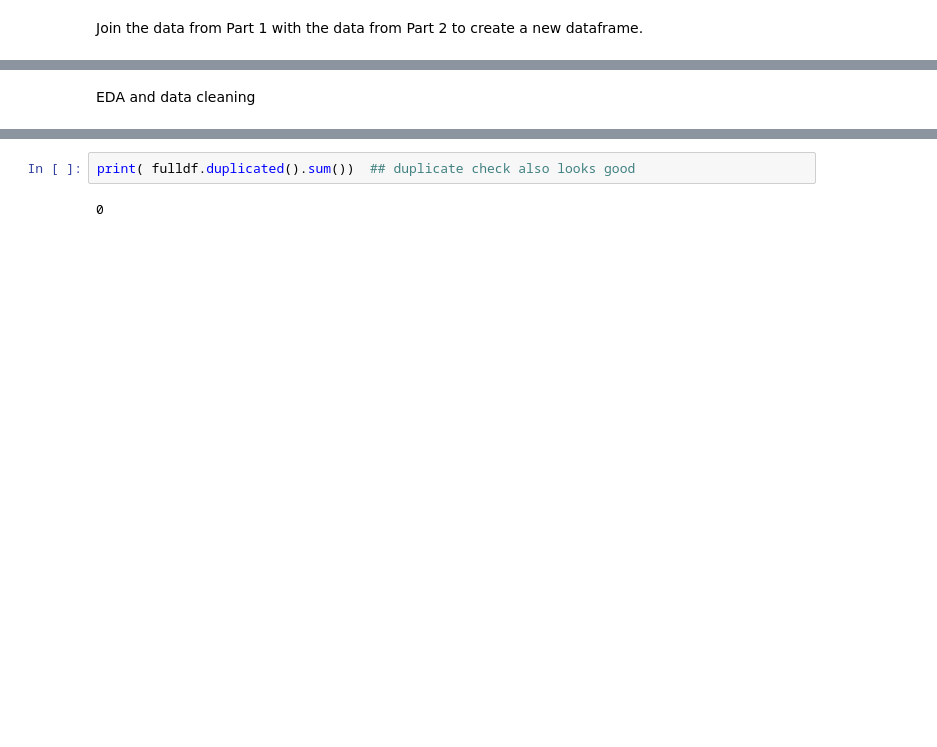
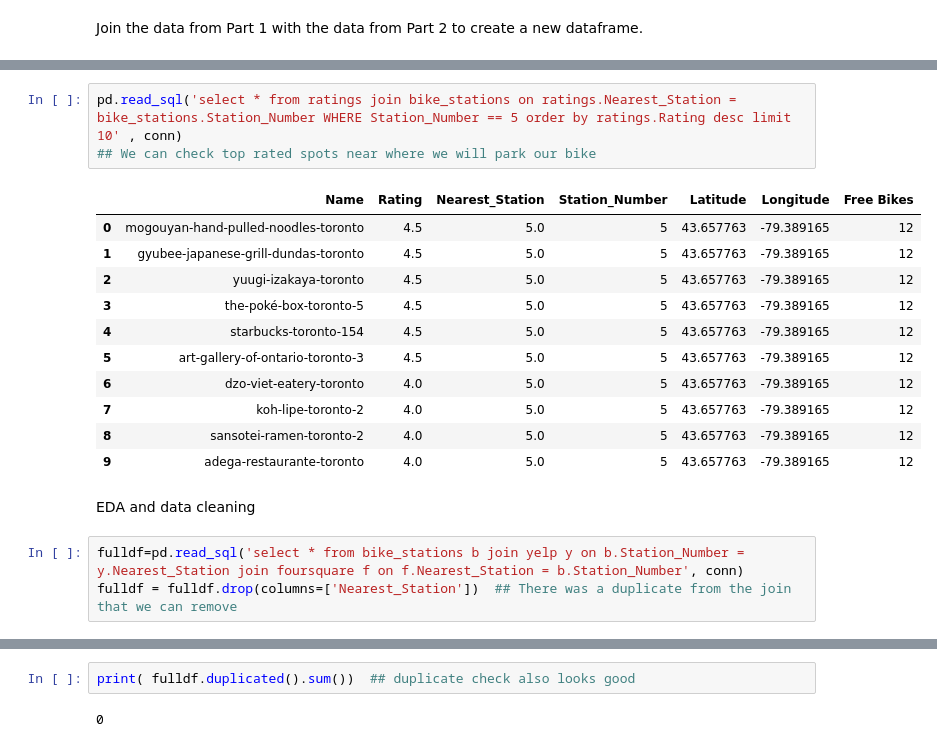
Before and after one commit to DavidOrmsby/CityBikes_API, a Jupyter notebook: notebooks/joining_data.ipynb, the cells around one changed output, grey strips where cells are left out. Drawn from its saved outputs; the diff is of its cells as text; blank space fills up the shorter version.

```diff
--- a/notebooks/joining_data.ipynb
+++ b/notebooks/joining_data.ipynb
@@ -63,3 +30,21 @@ print(fulldf)  ## Comparing our dataframe fulldf to the sql database.  We can ev
+# %%
+pd.read_sql('select * from ratings join bike_stations on ratings.Nearest_Station = bike_stations.Station_Number WHERE Station_Number == 5 order by ratings.Rating desc limit 10' , conn)
+## We can check top rated spots near where we will park our bike
+# %% [output]
+|  | Name | Rating | Nearest_Station | Station_Number | Latitude | Longitude | Free Bikes |
+| 0 | mogouyan-hand-pulled-noodles-toronto | 4.5 | 5.0 | 5 | 43.657763 | -79.389165 | 12 |
+| 1 | gyubee-japanese-grill-dundas-toronto | 4.5 | 5.0 | 5 | 43.657763 | -79.389165 | 12 |
+| 2 | yuugi-izakaya-toronto | 4.5 | 5.0 | 5 | 43.657763 | -79.389165 | 12 |
+| 3 | the-poké-box-toronto-5 | 4.5 | 5.0 | 5 | 43.657763 | -79.389165 | 12 |
+| 4 | starbucks-toronto-154 | 4.5 | 5.0 | 5 | 43.657763 | -79.389165 | 12 |
+| 5 | art-gallery-of-ontario-toronto-3 | 4.5 | 5.0 | 5 | 43.657763 | -79.389165 | 12 |
+| 6 | dzo-viet-eatery-toronto | 4.0 | 5.0 | 5 | 43.657763 | -79.389165 | 12 |
+| 7 | koh-lipe-toronto-2 | 4.0 | 5.0 | 5 | 43.657763 | -79.389165 | 12 |
+| 8 | sansotei-ramen-toronto-2 | 4.0 | 5.0 | 5 | 43.657763 | -79.389165 | 12 |
+| 9 | adega-restaurante-toronto | 4.0 | 5.0 | 5 | 43.657763 | -79.389165 | 12 |
 # %% [markdown]
 EDA and data cleaning
+# %%
+fulldf=pd.read_sql('select * from bike_stations b join yelp y on b.Station_Number = y.Nearest_Station join foursquare f on f.Nearest_Station = b.Station_Number', conn)
+fulldf = fulldf.drop(columns=['Nearest_Station'])  ## There was a duplicate from the join that we can remove
 # %%
```
Also changed, not shown: parts of 16 cells of this notebook, 5 other files.
